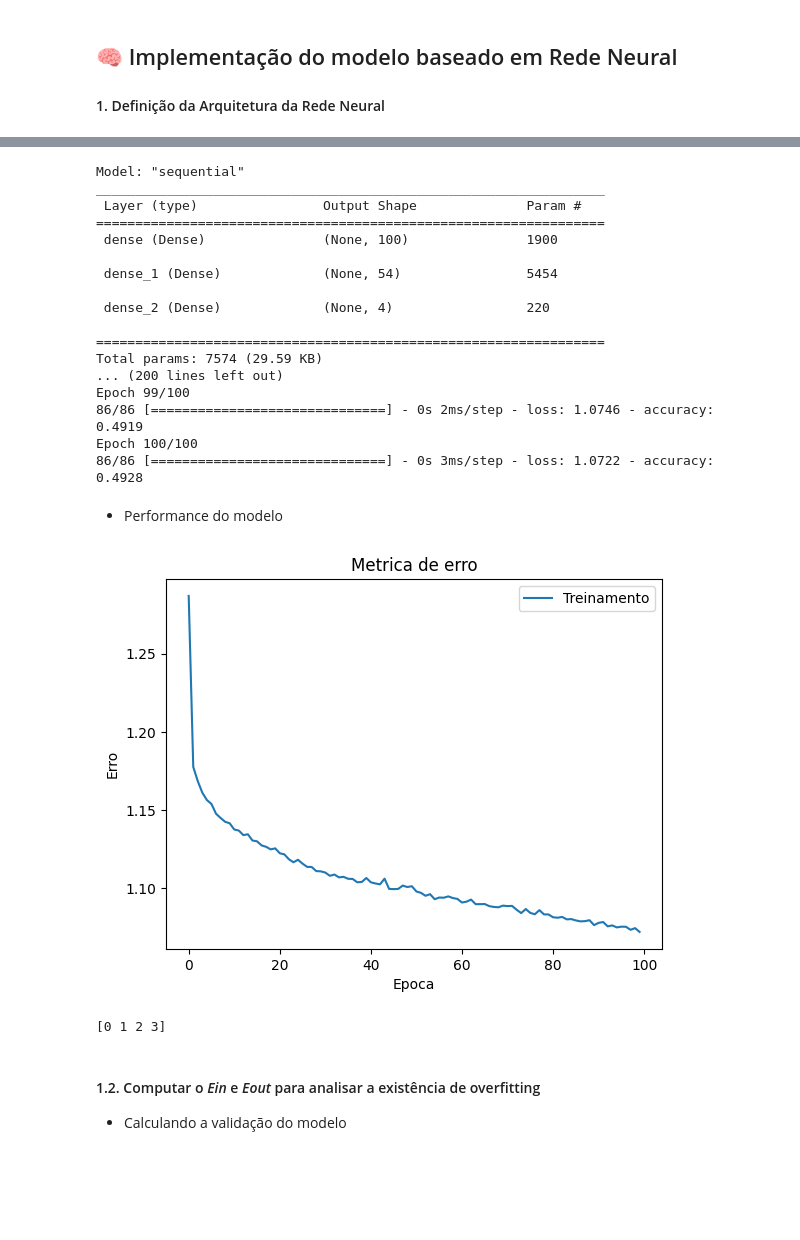
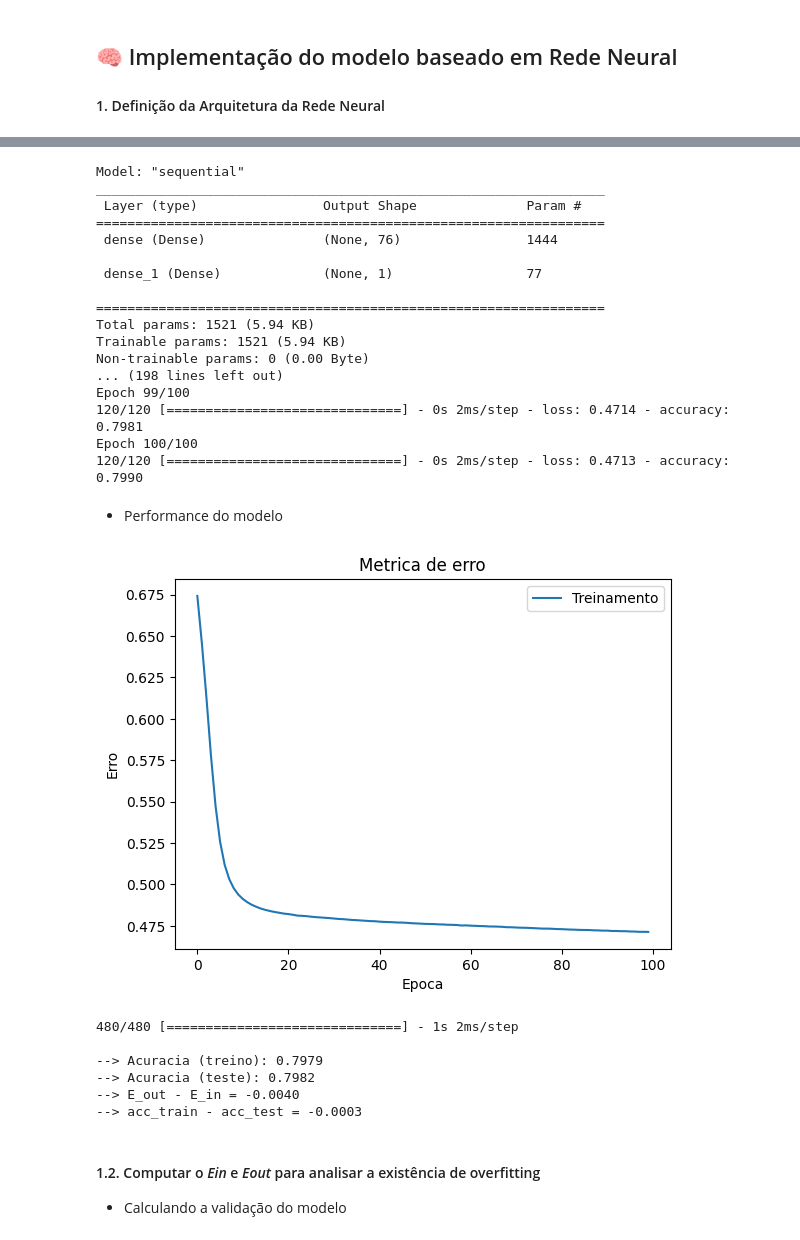
Before and after one commit to Gabyzera/ufpb_am, a Jupyter notebook: evasao_escolar/src/evasao_escolar.ipynb, the cells around one changed output, grey strips where cells are left out. Saved outputs shown, nothing was run; the diff lists cells and outputs as text; code cells hidden in the pictures; blank space fills up the shorter version.

```diff
--- a/evasao_escolar/src/evasao_escolar.ipynb
+++ b/evasao_escolar/src/evasao_escolar.ipynb
@@ -94,13 +80,13 @@ quantidade_de_neuronios
 # %%
 model = Sequential()
 BATCH_SIZE = 128
-N_CLASSES = 4
 
-model.add(Dense(100, input_dim=X_train.shape[1], kernel_initializer='normal', activation='relu')) # primeira camada escondida
-model.add(Dense(quantidade_de_neuronios, kernel_initializer='normal', activation='relu'))
-model.add(Dense(N_CLASSES, kernel_initializer='normal', activation='softmax')) # camada de saída
+model.add(Dense(quantidade_de_neuronios, input_dim=d, kernel_initializer='normal', activation='relu'))
+model.add(Dense(1, kernel_initializer='normal', activation='sigmoid'))
 
-model.compile(loss='sparse_categorical_crossentropy', optimizer='adam', metrics=['accuracy'])
+sgd = optimizers.SGD(learning_rate=0.01)
+
+model.compile(loss='binary_crossentropy', optimizer=sgd, metrics=['accuracy'])
 
 print(model.summary())
 
@@ -110,36 +96,49 @@ Model: "sequential"
 _________________________________________________________________
  Layer (type)                Output Shape              Param #
 =================================================================
- dense (Dense)               (None, 100)               1900
+ dense (Dense)               (None, 76)                1444
 
- dense_1 (Dense)             (None, 54)                5454
-
- dense_2 (Dense)             (None, 4)                 220
+ dense_1 (Dense)             (None, 1)                 77
 
 =================================================================
-Total params: 7574 (29.59 KB)
-... (200 lines left out)
+Total params: 1521 (5.94 KB)
+Trainable params: 1521 (5.94 KB)
+Non-trainable params: 0 (0.00 Byte)
+... (198 lines left out)
 Epoch 99/100
-86/86 [==============================] - 0s 2ms/step - loss: 1.0746 - accuracy: 0.4919
+120/120 [==============================] - 0s 2ms/step - loss: 0.4714 - accuracy: 0.7981
 Epoch 100/100
-86/86 [==============================] - 0s 3ms/step - loss: 1.0722 - accuracy: 0.4928
+120/120 [==============================] - 0s 2ms/step - loss: 0.4713 - accuracy: 0.7990
 # %% [markdown]
 - Performance do modelo
-# %%
-plt.plot(history.history['loss'])
-plt.title('Metrica de erro')
-plt.ylabel('Erro')
-plt.xlabel('Epoca')
-plt.legend(['Treinamento'])
-plt.show()
-# %% [output]
-[figure, removed]
+# %%
+plt.plot(history.history['loss'])
+plt.title('Metrica de erro')
+plt.ylabel('Erro')
+plt.xlabel('Epoca')
+plt.legend(['Treinamento'])
+plt.show()
+
+pred = np.round(model.predict(X_train))
+acc_train = accuracy_score(y_train, pred)
+
+# Obtendo a acuracia usando evaluate()
+E_out, acc_test = model.evaluate(X_test, y_test, batch_size=BATCH_SIZE, verbose=0)
+
+print(f'\n--> Acuracia (treino): {acc_train:.4f}')
+print(f'--> Acuracia (teste): {acc_test:.4f}')
+print(f"--> E_out - E_in = {E_out - history.history['loss'][-1]:.4f}")
+print(f"--> acc_train - acc_test = {acc_train - acc_test:.4f}")
+# %% [output]
+[figure, added]
+480/480 [==============================] - 1s 2ms/step
+
+--> Acuracia (treino): 0.7979
+--> Acuracia (teste): 0.7982
+--> E_out - E_in = -0.0040
+--> acc_train - acc_test = -0.0003
 # %%
 X_train, X_val, y_train, y_val =  model_selection.train_test_split(X_train, y_train, random_state=RANDOM_STATE, test_size=0.2)
-# %%
-print(np.unique(y_val))
-# %% [output]
-[0 1 2 3]
 # %% [markdown]
 #### 1.2. Computar o *Ein* e *Eout* para analisar a existência de overfitting
 - Calculando a validação do modelo
```
Also changed, not shown: parts of 32 cells of this notebook, 1 other file.
